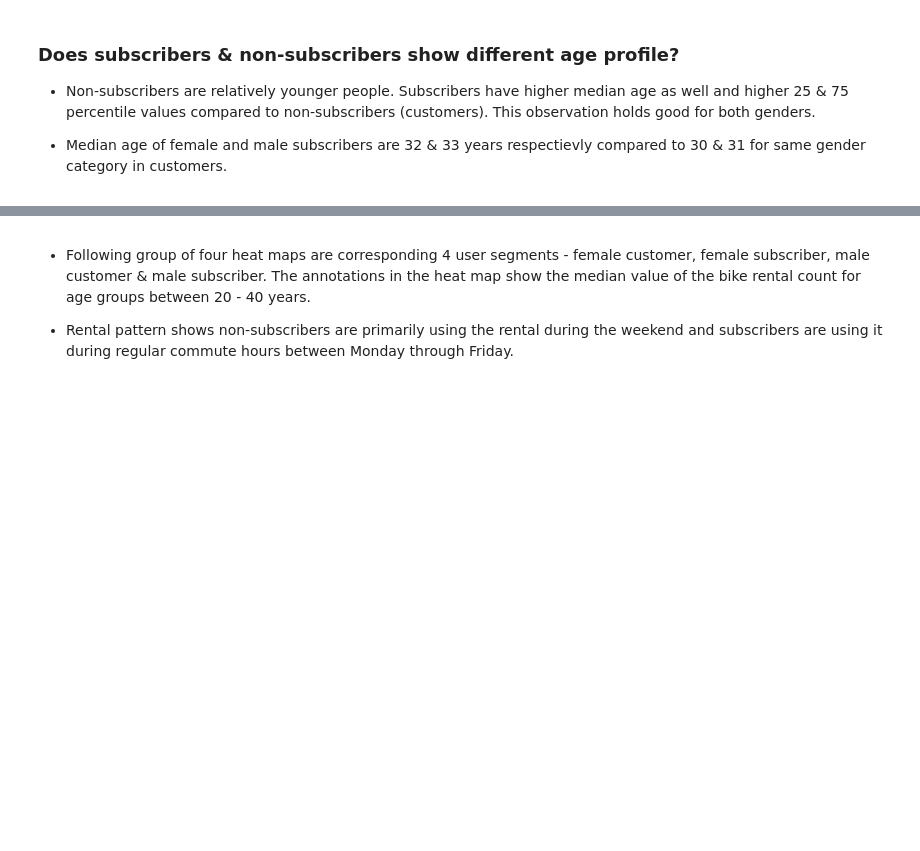
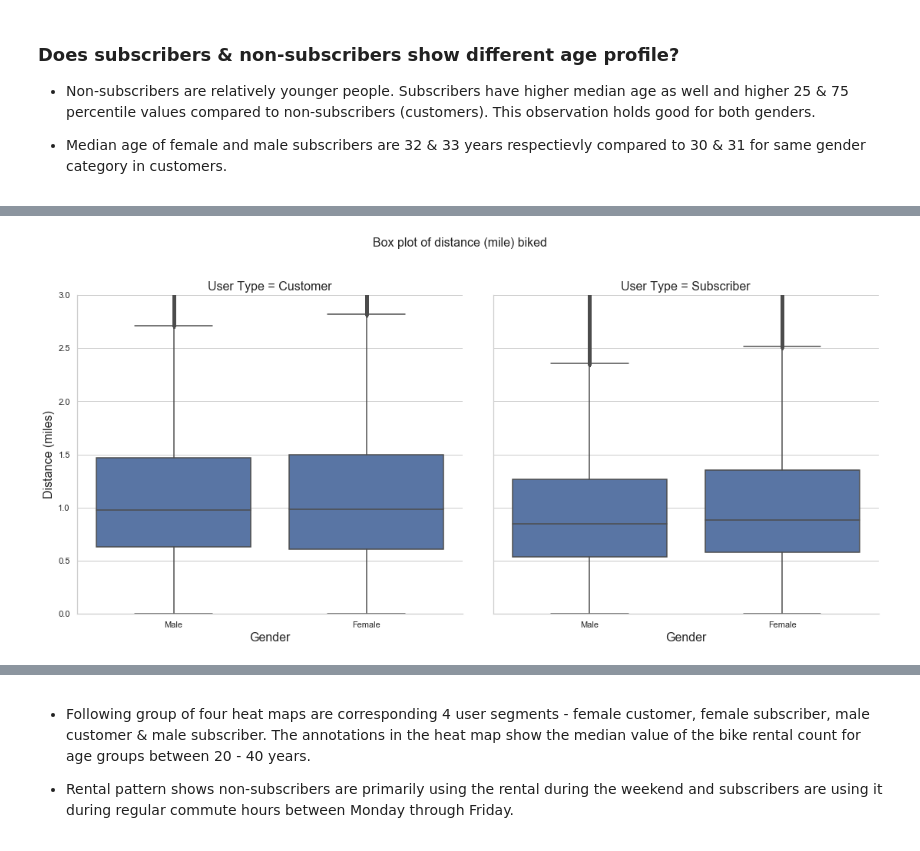
Before and after one commit to abhimita/ford-go-bike, a Jupyter notebook: Explanatory analysis (Ford Go Bike).ipynb, the cells around one changed output, grey strips where cells are left out. Cells and saved outputs as stored; diff of their text form; code cells hidden in the pictures; blank space fills up the shorter version.

```diff
--- a/Explanatory analysis (Ford Go Bike).ipynb
+++ b/Explanatory analysis (Ford Go Bike).ipynb
@@ -107,22 +112,24 @@ g.axes[0][1].set_title('User Type = Subscriber', size=16);
 # %%
 g = sns.catplot(
     x="member_gender",
     y="distance_in_mile",
     col="user_type",
     data=gender_age_df,
     kind="box",
     color = sns.color_palette()[0]
 )
 plt.gcf().set_size_inches(16, 8)
-plt.suptitle('Distribution of distance (mile) by user type and gender', size=16)
+plt.suptitle('Box plot of distance (mile) biked', size=16)
 plt.subplots_adjust(top=0.85)
-g.axes[0][0].set_ylabel('Distance (mile)', size=16)
+g.axes[0][0].set_ylabel('Distance (miles)', size=16)
 g.axes[0][0].set_xlabel('Gender', size=16)
 g.axes[0][0].set_ylim(bottom=0,top=3)
 g.axes[0][1].set_xlabel('Gender', size=16)
 g.axes[0][1].set_ylim(bottom=0,top=3)
 g.axes[0][0].set_title('User Type = Customer', size=16)
 g.axes[0][1].set_title('User Type = Subscriber', size=16);
+# %% [output]
+[figure, added]
 # %%
 g = sns.catplot(
     x="member_gender",
```
Also changed, not shown: parts of 43 cells of this notebook, 2 other files.
